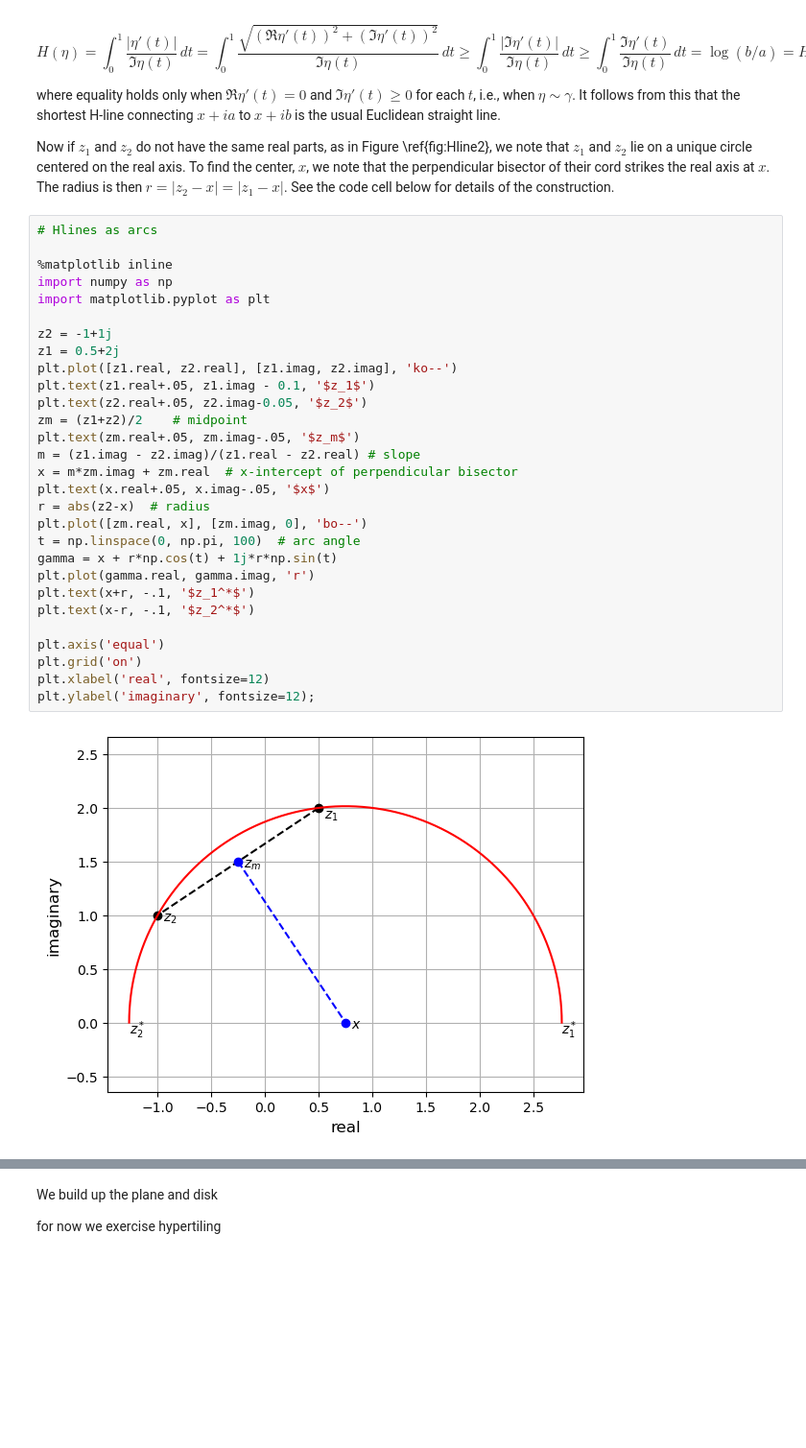
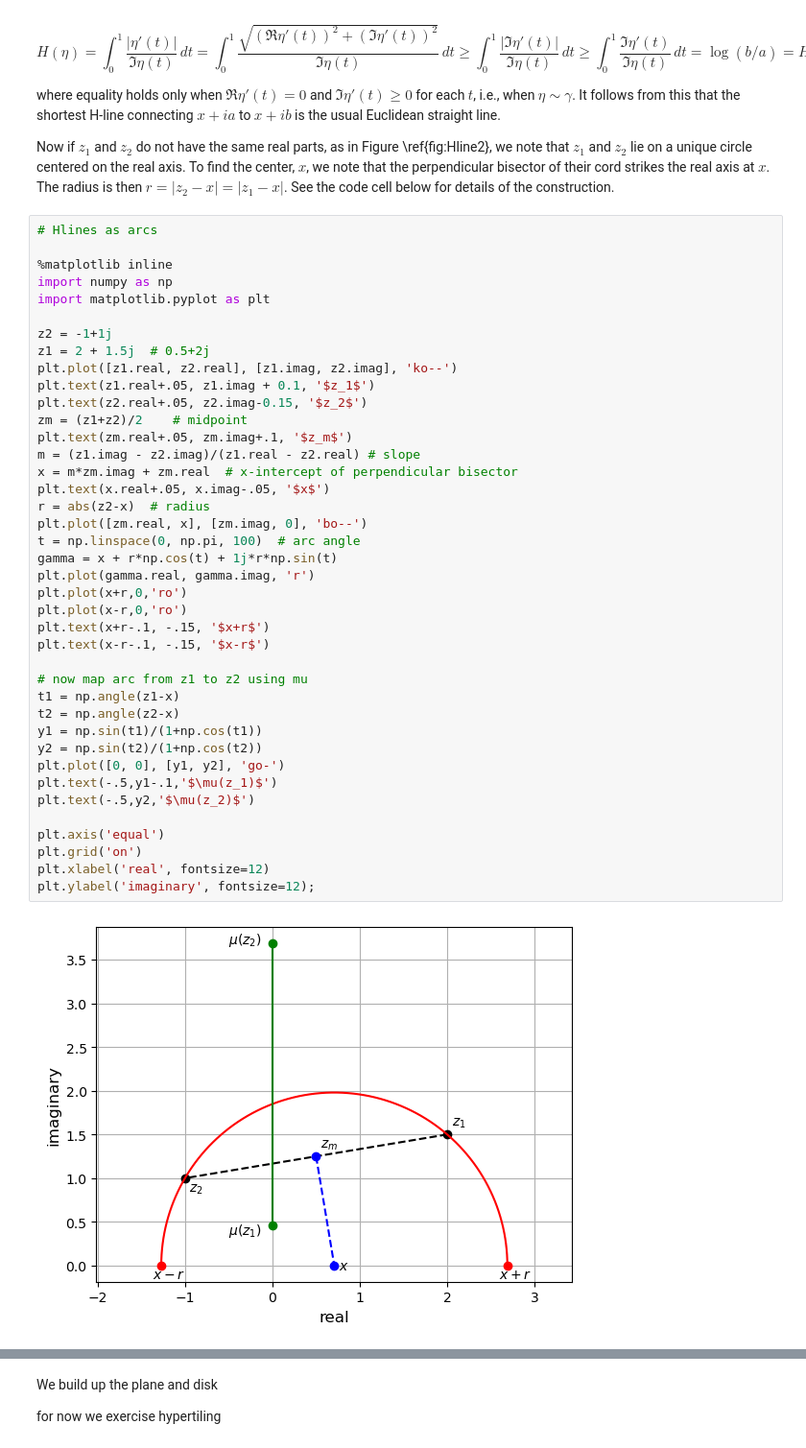
Before and after one commit to steve-cox-LA/JLA, a Jupyter notebook: TransPlane/1.8 The Hyperbolic Plane.ipynb, the cells around one changed output, grey strips where cells are left out. Shown at 96% size. Cells and saved outputs as stored; diff of their text form; blank space fills up the shorter version.

```diff
--- a/TransPlane/1.8 The Hyperbolic Plane.ipynb
+++ b/TransPlane/1.8 The Hyperbolic Plane.ipynb
@@ -142,32 +142,43 @@ Now if $z_1$ and $z_2$ do not have the same real parts, as in Figure \ref{fig:Hl
 # %%
 # Hlines as arcs
 
 %matplotlib inline
 import numpy as np
 import matplotlib.pyplot as plt
 
 z2 = -1+1j
-z1 = 0.5+2j
+z1 = 2 + 1.5j  # 0.5+2j
 plt.plot([z1.real, z2.real], [z1.imag, z2.imag], 'ko--')
-plt.text(z1.real+.05, z1.imag - 0.1, '$z_1$')
-plt.text(z2.real+.05, z2.imag-0.05, '$z_2$')
+plt.text(z1.real+.05, z1.imag + 0.1, '$z_1$')
+plt.text(z2.real+.05, z2.imag-0.15, '$z_2$')
 zm = (z1+z2)/2    # midpoint
-plt.text(zm.real+.05, zm.imag-.05, '$z_m$')
+plt.text(zm.real+.05, zm.imag+.1, '$z_m$')
 m = (z1.imag - z2.imag)/(z1.real - z2.real) # slope
 x = m*zm.imag + zm.real  # x-intercept of perpendicular bisector
 plt.text(x.real+.05, x.imag-.05, '$x$')
 r = abs(z2-x)  # radius
 plt.plot([zm.real, x], [zm.imag, 0], 'bo--')
 t = np.linspace(0, np.pi, 100)  # arc angle
 gamma = x + r*np.cos(t) + 1j*r*np.sin(t)
 plt.plot(gamma.real, gamma.imag, 'r')
-plt.text(x+r, -.1, '$z_1^*$')
-plt.text(x-r, -.1, '$z_2^*$')
+plt.plot(x+r,0,'ro')
+plt.plot(x-r,0,'ro')
+plt.text(x+r-.1, -.15, '$x+r$')
+plt.text(x-r-.1, -.15, '$x-r$')
+
+# now map arc from z1 to z2 using mu
+t1 = np.angle(z1-x)
+t2 = np.angle(z2-x)
+y1 = np.sin(t1)/(1+np.cos(t1))
+y2 = np.sin(t2)/(1+np.cos(t2))
+plt.plot([0, 0], [y1, y2], 'go-')
+plt.text(-.5,y1-.1,'$\mu(z_1)$')
+plt.text(-.5,y2,'$\mu(z_2)$')
 
 plt.axis('equal')
 plt.grid('on')
 plt.xlabel('real', fontsize=12)
 plt.ylabel('imaginary', fontsize=12);
 # %% [output]
-[figure, old version]
+[figure, new version]
 # %% [markdown]
```
Also changed, not shown: parts of 2 cells of this notebook.
